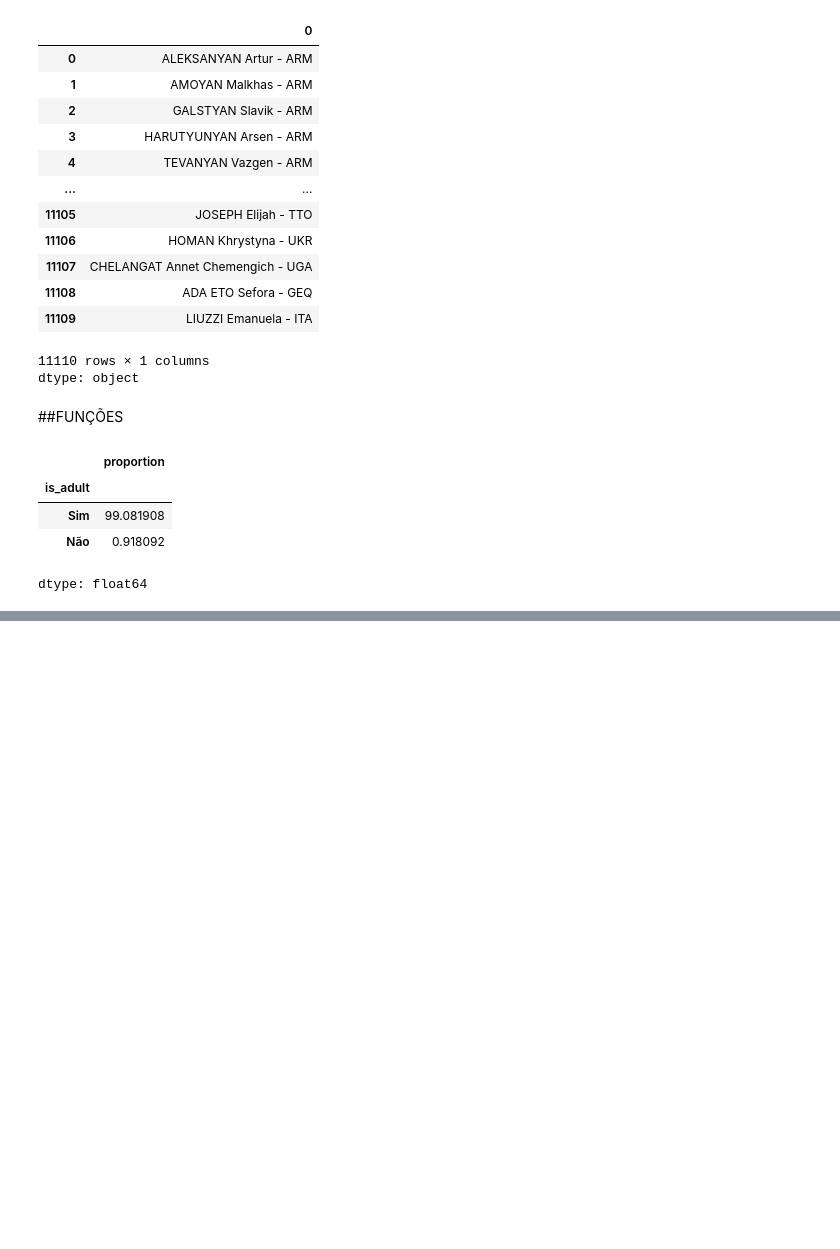
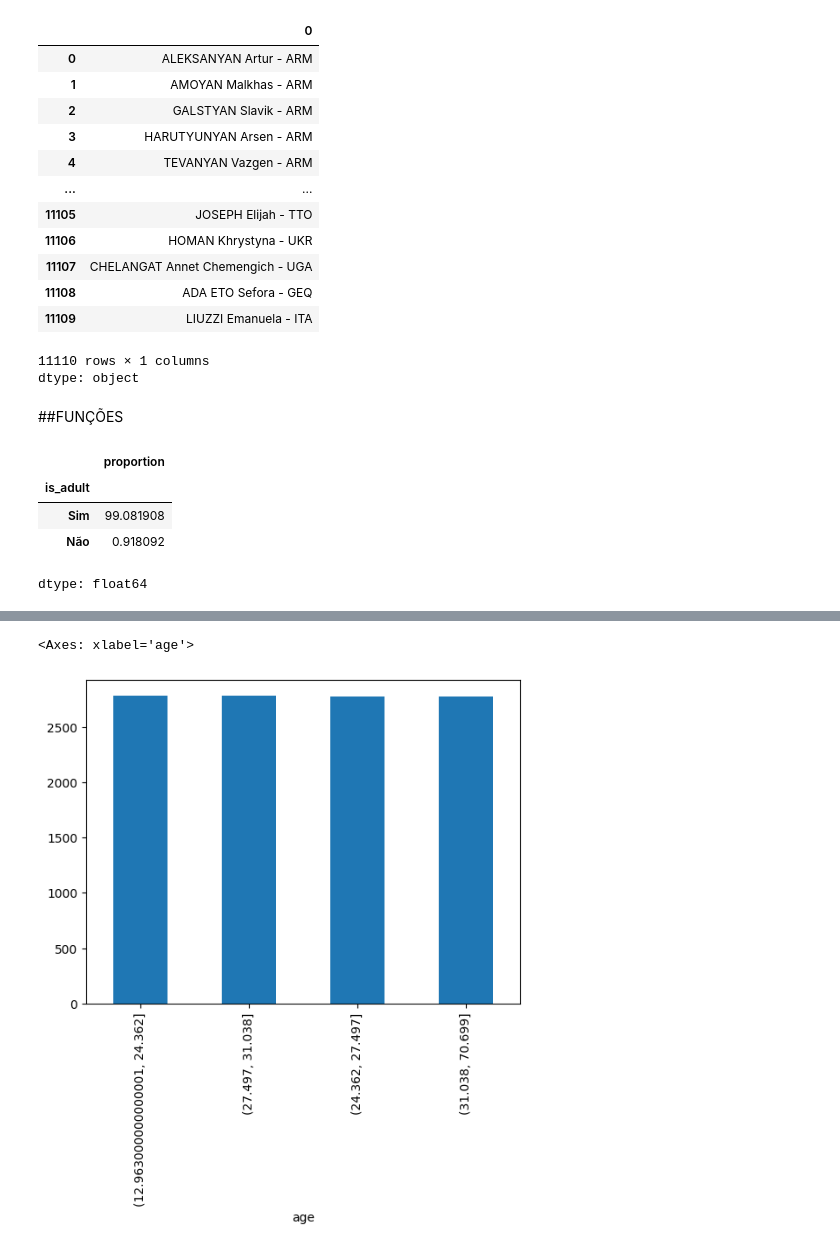
Before and after one commit to thiagolir4/Data_Cleaning_e_Wrangling, a Jupyter notebook: Data_Cleaning_e_Wrangling.ipynb, the cells around one changed output, grey strips where cells are left out. Saved outputs shown, nothing was run; the diff lists cells and outputs as text; code cells hidden in the pictures; blank space fills up the shorter version.

```diff
--- a/Data_Cleaning_e_Wrangling.ipynb
+++ b/Data_Cleaning_e_Wrangling.ipynb
@@ -441,0 +561,4 @@ dtype: float64
+# %%
+# baseado na frequencia
+df_quantiles = pd.qcut(df_athletes["age"], q=4)
+df_quantiles.value_counts()
@@ -441,0 +573,5 @@ dtype: float64
+# %%
+df_quantiles.value_counts().plot(kind="bar")
+# %% [output]
+<Axes: xlabel='age'>
+[figure, added]
```
Also changed, not shown: parts of 29 cells of this notebook.
